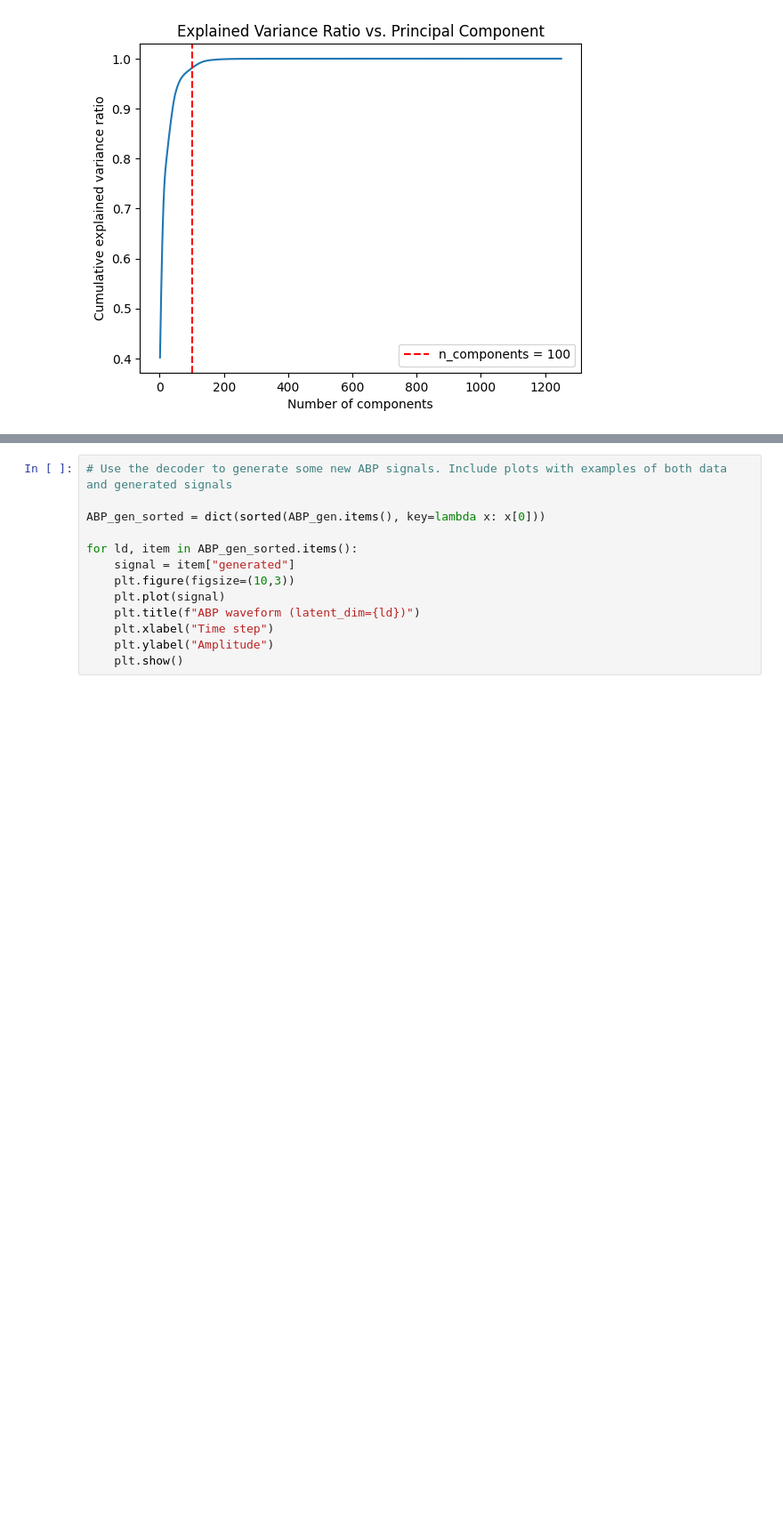
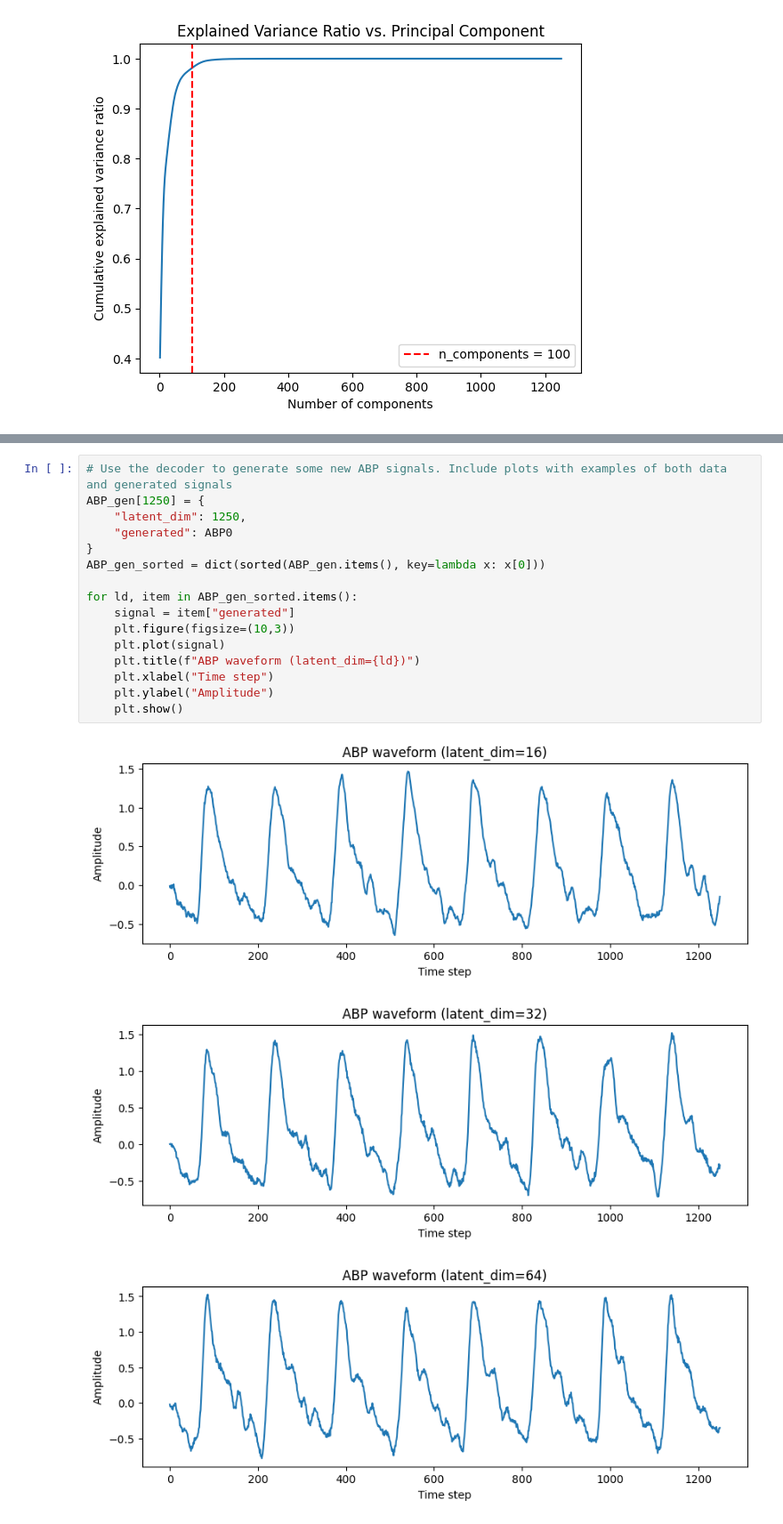
Before and after one commit to yiheng870106/Mathematics-of-Data-Science-Project-4-yiheng, a Jupyter notebook: project4.ipynb, the cells around one changed output, grey strips where cells are left out. Shown at 89% size. Saved outputs shown, nothing was run; the diff lists cells and outputs as text; blank space fills up the shorter version.

```diff
--- a/project4.ipynb
+++ b/project4.ipynb
@@ -1166,13 +1196,20 @@ Training AE with latent dim = 2
 # %%
 # Use the decoder to generate some new ABP signals. Include plots with examples of both data and generated signals
-
+ABP_gen[1250] = {
+    "latent_dim": 1250,
+    "generated": ABP0
+}
 ABP_gen_sorted = dict(sorted(ABP_gen.items(), key=lambda x: x[0]))
 
 for ld, item in ABP_gen_sorted.items():
     signal = item["generated"]
     plt.figure(figsize=(10,3))
     plt.plot(signal)
     plt.title(f"ABP waveform (latent_dim={ld})")
     plt.xlabel("Time step")
     plt.ylabel("Amplitude")
     plt.show()
+# %% [output]
+[figure, added]
+[figure, added]
+[figure, added]
```
Also changed, not shown: parts of 19 cells of this notebook.
